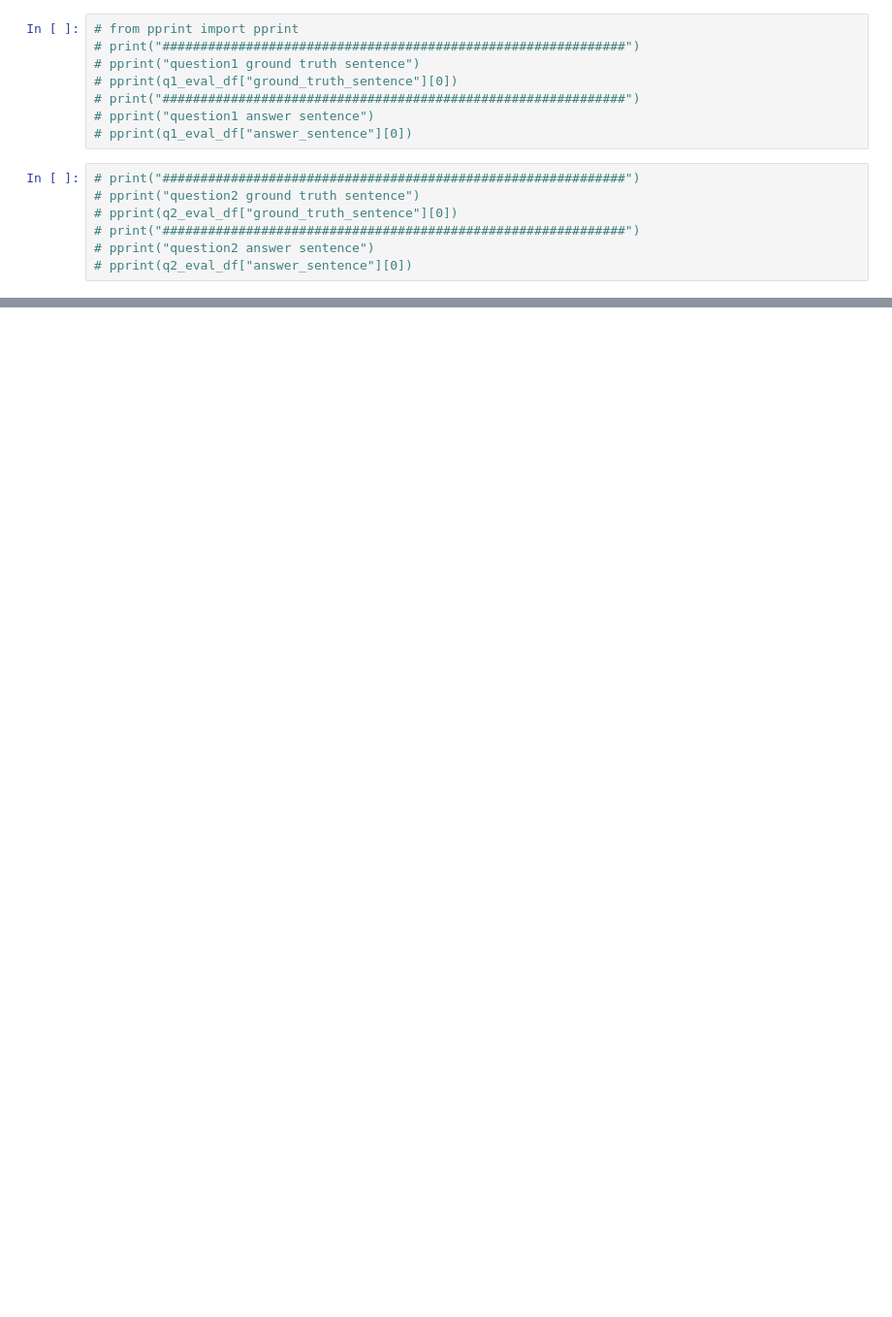
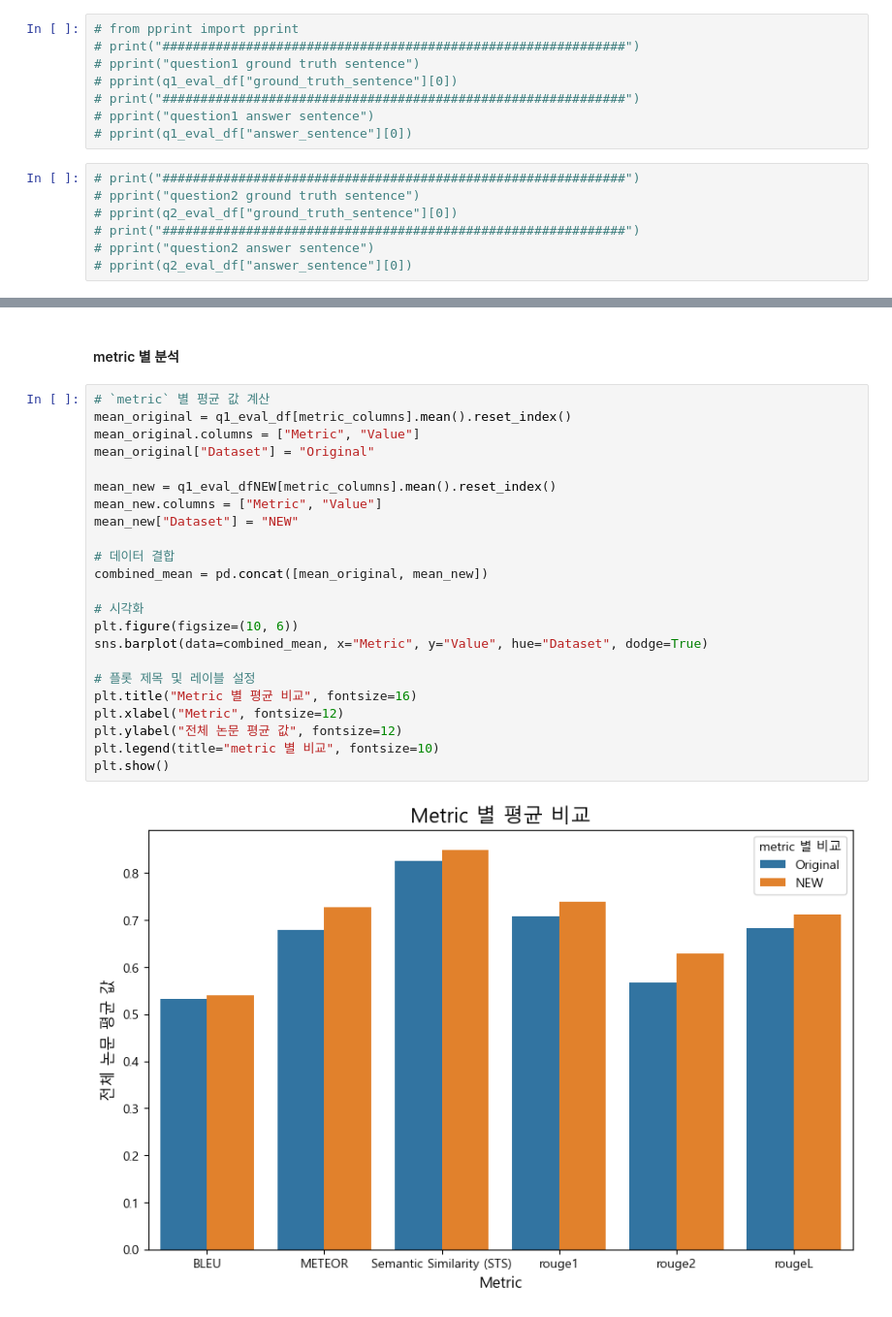
Before and after one commit to AIFFEL-VOLTAI/VOLTAI, a Jupyter notebook: eval.ipynb, the cells around one changed output, grey strips where cells are left out. Shown at 97% size. Saved outputs shown, nothing was run; the diff lists cells and outputs as text; blank space fills up the shorter version.

```diff
--- a/eval.ipynb
+++ b/eval.ipynb
@@ -536,0 +1261,27 @@ q2_eval_df
+# %% [markdown]
+#### metric 별 분석
+# %%
+# `metric` 별 평균 값 계산
+mean_original = q1_eval_df[metric_columns].mean().reset_index()
+mean_original.columns = ["Metric", "Value"]
+mean_original["Dataset"] = "Original"
+
+mean_new = q1_eval_dfNEW[metric_columns].mean().reset_index()
+mean_new.columns = ["Metric", "Value"]
+mean_new["Dataset"] = "NEW"
+
+# 데이터 결합
+combined_mean = pd.concat([mean_original, mean_new])
+
+# 시각화
+plt.figure(figsize=(10, 6))
+sns.barplot(data=combined_mean, x="Metric", y="Value", hue="Dataset", dodge=True)
+
+# 플롯 제목 및 레이블 설정
+plt.title("Metric 별 평균 비교", fontsize=16)
+plt.xlabel("Metric", fontsize=12)
+plt.ylabel("전체 논문 평균 값", fontsize=12)
+plt.legend(title="metric 별 비교", fontsize=10)
+plt.show()
+# %% [output]
+[figure, added]
```
Also changed, not shown: parts of 31 cells of this notebook, 1 other file.
